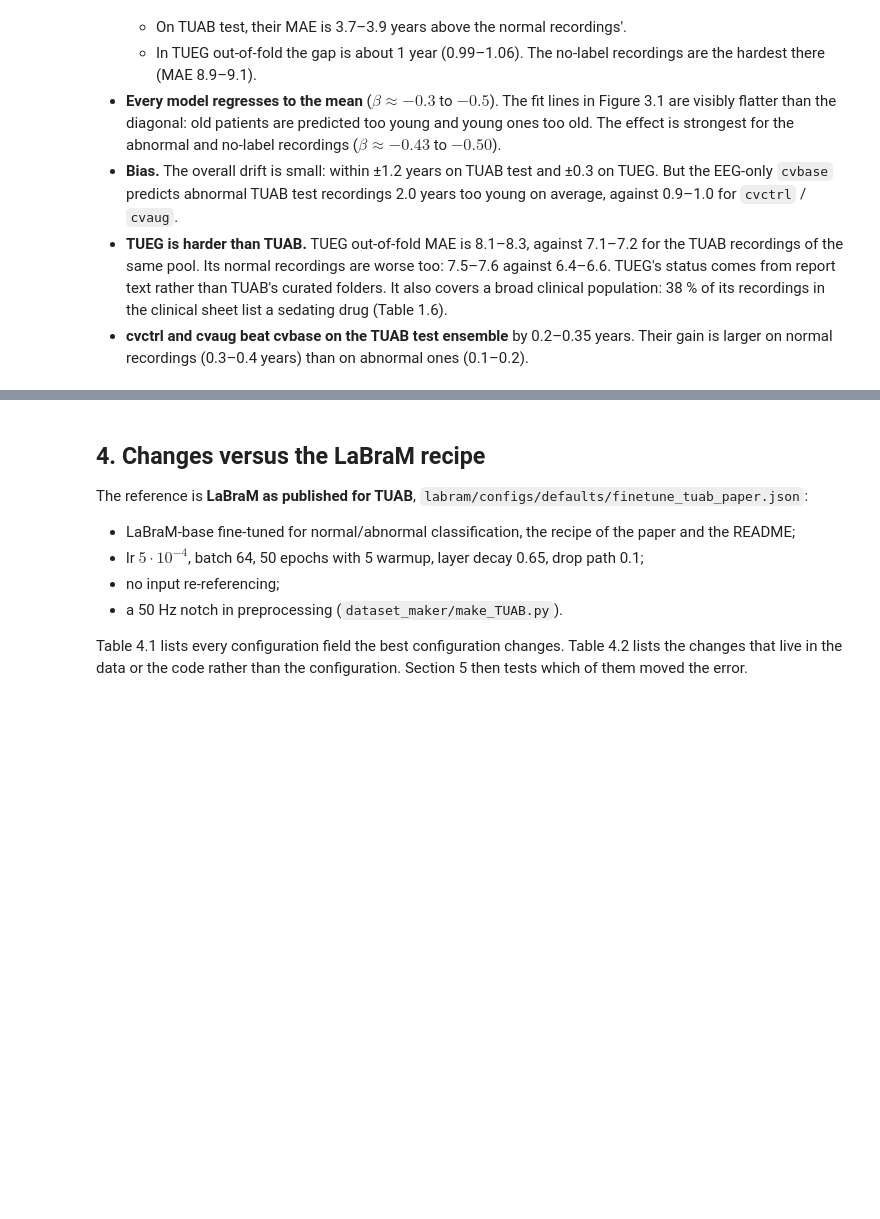
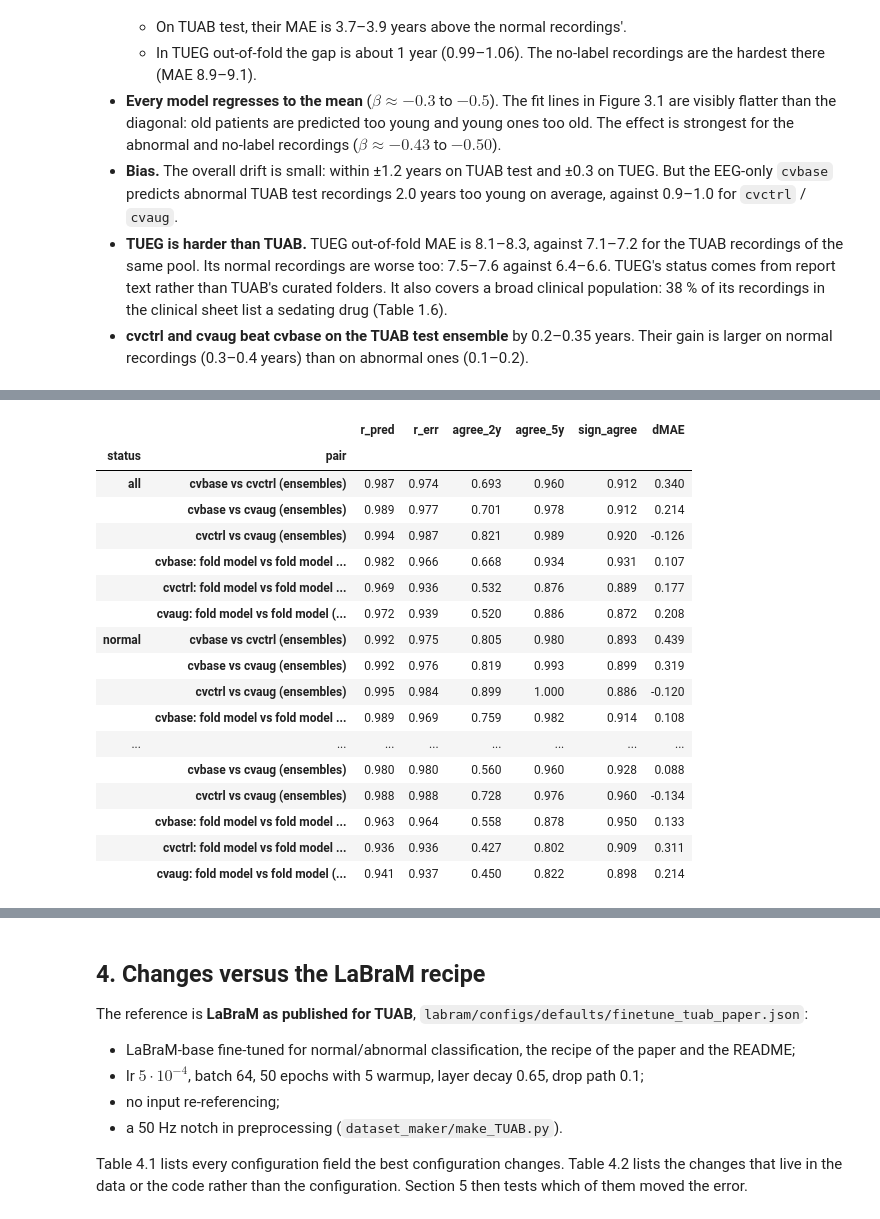
Before and after one commit to Neuro-Clalit/LaBraM, a Jupyter notebook: notebooks/brain_age_research_summary.ipynb, the cells around one changed output, grey strips where cells are left out. Cells and saved outputs as stored; diff of their text form; code cells hidden in the pictures; blank space fills up the shorter version.

```diff
--- a/notebooks/brain_age_research_summary.ipynb
+++ b/notebooks/brain_age_research_summary.ipynb
@@ -1515,0 +1623,26 @@ if preds is not None and HAVE_TUEG:
+# %%
+if preds is not None and HAVE_TUEG:
+    wide = rs.test_predictors(preds)
+    test_true = preds[preds.split == "heldout"].groupby("stem").true.first()
+    test_status = tueg.drop_duplicates("stem").set_index("stem").status
+    t36 = rs.agreement_summary(wide, test_true, test_status, cv_exps).set_index(["status", "pair"])
+    display(numbered_table(t36, "3.6", "Agreement between experiments on the TUAB test set", precision=3))
+# %% [output]
+|  |  | r_pred | r_err | agree_2y | agree_5y | sign_agree | dMAE |
+| status | pair |  |  |  |  |  |  |
+| all | cvbase vs cvctrl (ensembles) | 0.987 | 0.974 | 0.693 | 0.960 | 0.912 | 0.340 |
+|  | cvbase vs cvaug (ensembles) | 0.989 | 0.977 | 0.701 | 0.978 | 0.912 | 0.214 |
+|  | cvctrl vs cvaug (ensembles) | 0.994 | 0.987 | 0.821 | 0.989 | 0.920 | -0.126 |
+|  | cvbase: fold model vs fold model ... | 0.982 | 0.966 | 0.668 | 0.934 | 0.931 | 0.107 |
+|  | cvctrl: fold model vs fold model ... | 0.969 | 0.936 | 0.532 | 0.876 | 0.889 | 0.177 |
+|  | cvaug: fold model vs fold model (... | 0.972 | 0.939 | 0.520 | 0.886 | 0.872 | 0.208 |
+| normal | cvbase vs cvctrl (ensembles) | 0.992 | 0.975 | 0.805 | 0.980 | 0.893 | 0.439 |
+|  | cvbase vs cvaug (ensembles) | 0.992 | 0.976 | 0.819 | 0.993 | 0.899 | 0.319 |
+|  | cvctrl vs cvaug (ensembles) | 0.995 | 0.984 | 0.899 | 1.000 | 0.886 | -0.120 |
+|  | cvbase: fold model vs fold model ... | 0.989 | 0.969 | 0.759 | 0.982 | 0.914 | 0.108 |
+| ... | ... | ... | ... | ... | ... | ... | ... |
+|  | cvbase vs cvaug (ensembles) | 0.980 | 0.980 | 0.560 | 0.960 | 0.928 | 0.088 |
+|  | cvctrl vs cvaug (ensembles) | 0.988 | 0.988 | 0.728 | 0.976 | 0.960 | -0.134 |
+|  | cvbase: fold model vs fold model ... | 0.963 | 0.964 | 0.558 | 0.878 | 0.950 | 0.133 |
+|  | cvctrl: fold model vs fold model ... | 0.936 | 0.936 | 0.427 | 0.802 | 0.909 | 0.311 |
+|  | cvaug: fold model vs fold model (... | 0.941 | 0.937 | 0.450 | 0.822 | 0.898 | 0.214 |
```
Also changed, not shown: parts of 11 cells of this notebook, 3 other files.
